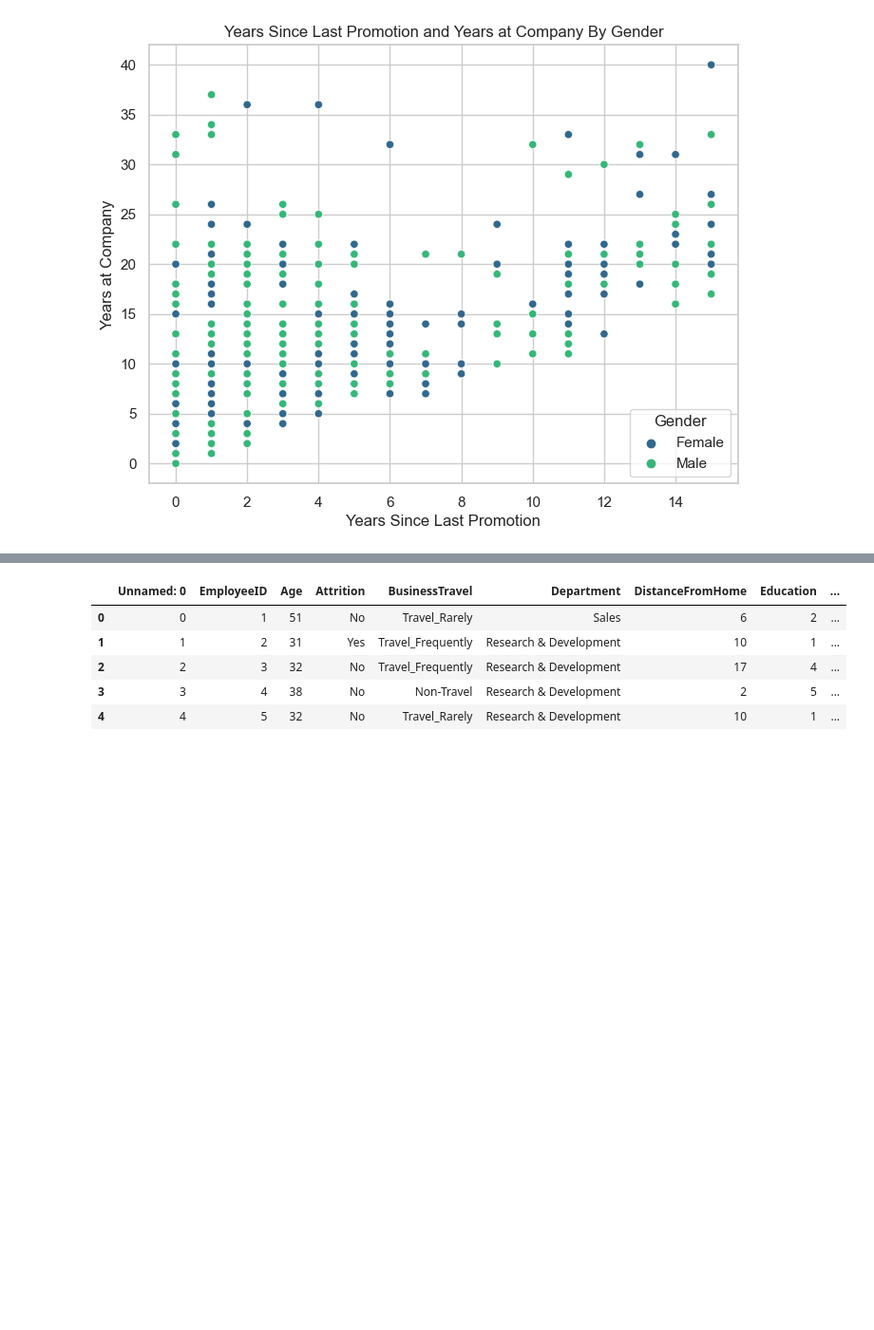
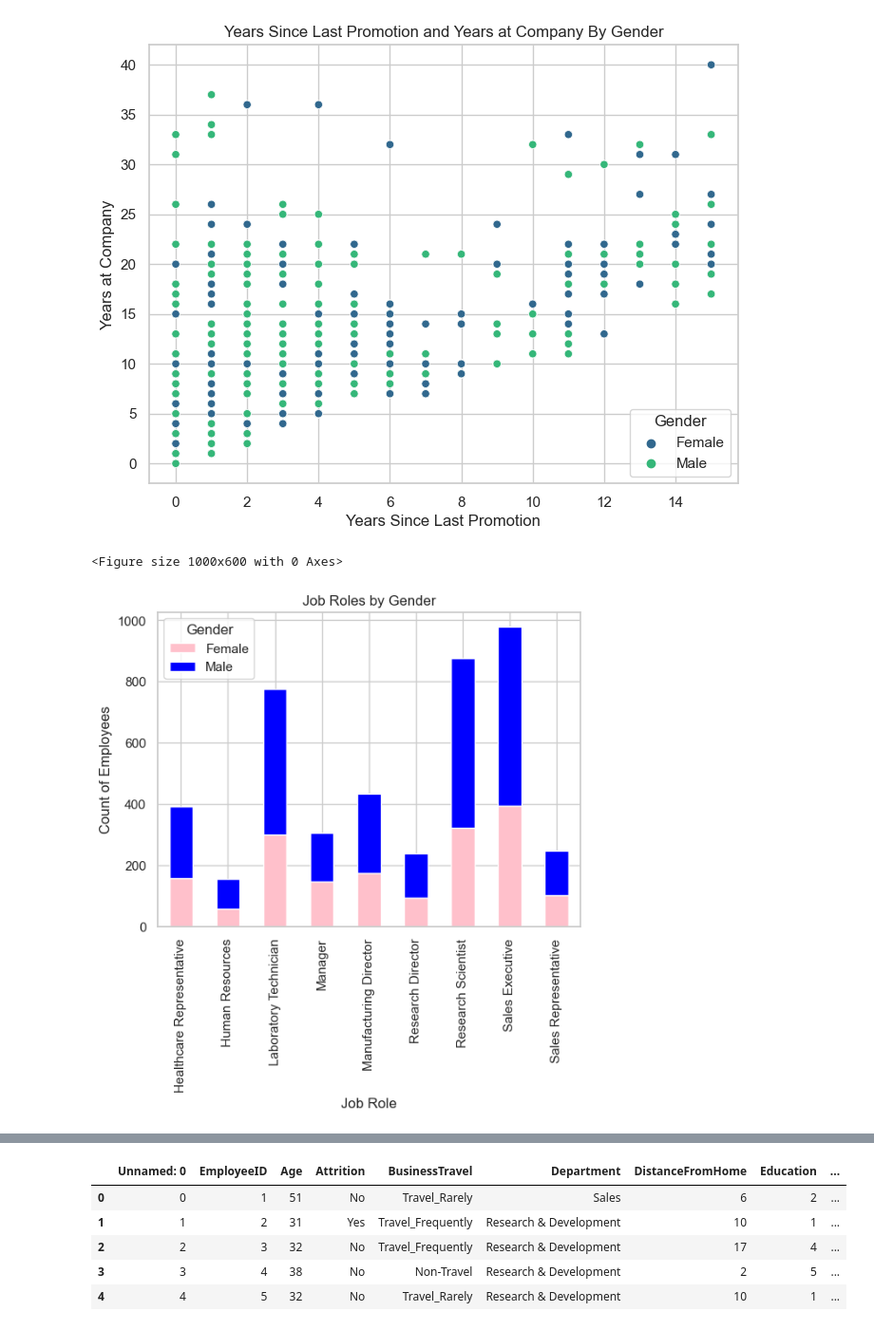
Before and after one commit to jguptil1/Portfolio-Projects, a Jupyter notebook: HR Case Study/HRProjectEDA.ipynb, the cells around one changed output, grey strips where cells are left out. Shown at 95% size. Cells and saved outputs as stored; diff of their text form; code cells hidden in the pictures; blank space fills up the shorter version.

```diff
--- a/HR Case Study/HRProjectEDA.ipynb
+++ b/HR Case Study/HRProjectEDA.ipynb
@@ -305,3 +306,26 @@ plt.legend(title='Gender')
 plt.show()
 # %% [output]
 [figure]
+# %%
+#Breakdown of Roles by gender
+
+gender_role_pivot = pd.pivot_table(data, index='JobRole', values = 'EmployeeID', columns='Gender',aggfunc='count')
+
+
+sns.set(style="whitegrid")
+plt.figure(figsize=(10, 6))
+
+custom_cmap = ListedColormap(['pink', 'blue'])
+
+gender_role_pivot.plot(kind='bar', stacked=True, colormap=custom_cmap)
+
+
+plt.title('Job Roles by Gender')
+plt.xlabel('Job Role')
+plt.ylabel('Count of Employees')
+plt.legend(title='Gender')
+
+plt.show()
+# %% [output]
+<Figure size 1000x600 with 0 Axes>
+[figure, added]
```
Also changed, not shown: parts of 18 cells of this notebook.
